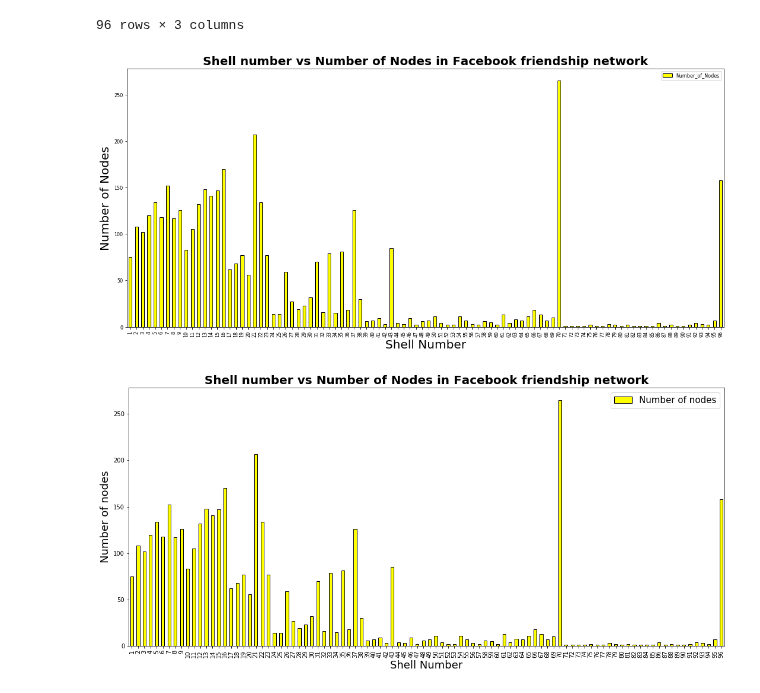
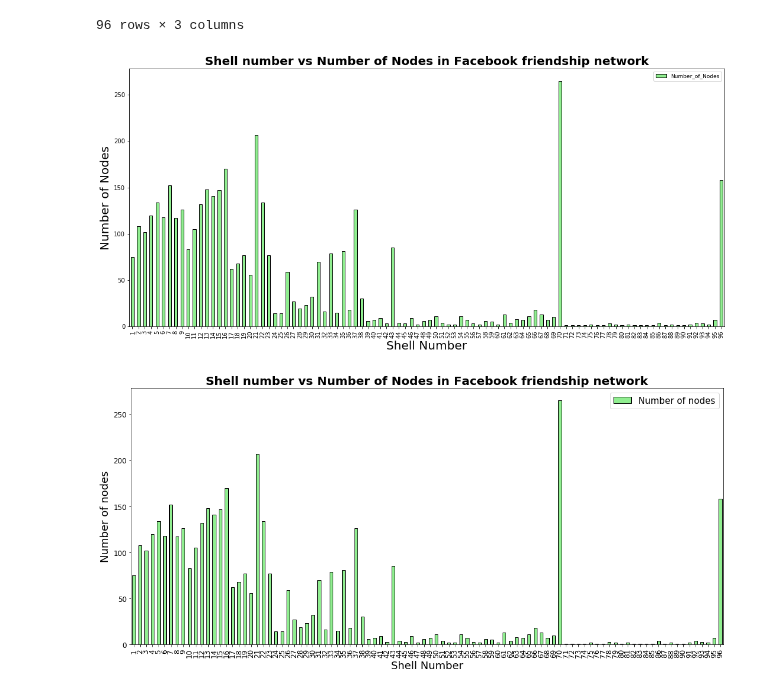
Before and after one commit to dheeraj-2000/6th_sem_Academics, a Jupyter notebook: SocialNetworkAnalysis/Course Project/Experiment 1/Facebook/shell vs Number of nodes in Facebook.ipynb, the cells around one changed output. Cells and saved outputs as stored; diff of their text form; code cells hidden in the pictures.

Commit message:
visualised plots through python for facebook

```diff
--- a/SocialNetworkAnalysis/Course Project/Experiment 1/Facebook/shell vs Number of nodes in Facebook.ipynb
+++ b/SocialNetworkAnalysis/Course Project/Experiment 1/Facebook/shell vs Number of nodes in Facebook.ipynb
@@ -25,21 +25,21 @@ df1['Number_of_Nodes'] = df1["NodeCount"]
 # %%
 
 
-df1.plot( x='shell', y='Number_of_Nodes', kind='bar',figsize=(18, 8), edgecolor='k', color= "yellow")
+df1.plot( x='shell', y='Number_of_Nodes', kind='bar',figsize=(18, 8), edgecolor='k', color= "lightgreen")
 
 plt.xlabel('Shell Number', fontsize=20)
 plt.ylabel('Number of Nodes', fontsize=20)
 plt.title('Shell number vs Number of Nodes in Facebook friendship network', fontsize=20,fontweight='bold')
 SMALL_SIZE = 8
 MEDIUM_SIZE = 10
 BIGGER_SIZE = 12
 
 plt.rc('xtick', labelsize=BIGGER_SIZE)    # fontsize of the tick labels
 plt.rc('ytick', labelsize=BIGGER_SIZE)
 # %% [output]
-[figure, old version]
+[figure, new version]
 # %%
-df1.plot( x='shell', y='Number_of_Nodes', kind='bar',figsize=(18, 8), edgecolor='k', color= "yellow")
+df1.plot( x='shell', y='Number_of_Nodes', kind='bar',figsize=(18, 8), edgecolor='k', color= "lightgreen")
 plt.xlabel('Shell Number', fontsize =18)
 plt.ylabel('Number of nodes',fontsize =18)
 plt.title('Shell number vs Number of Nodes in Facebook friendship network',fontweight='bold',fontsize =20)
@@ -53,4 +53,4 @@ plt.rc('xtick', labelsize=BIGGER_SIZE)    # fontsize of the tick labels
 plt.rc('ytick', labelsize=BIGGER_SIZE)
 # plt.get_xticklabels()[1].set_fontweight("bold")
 # %% [output]
-[figure, old version]
+[figure, new version]
```
Also changed, not shown: 3 other files.
